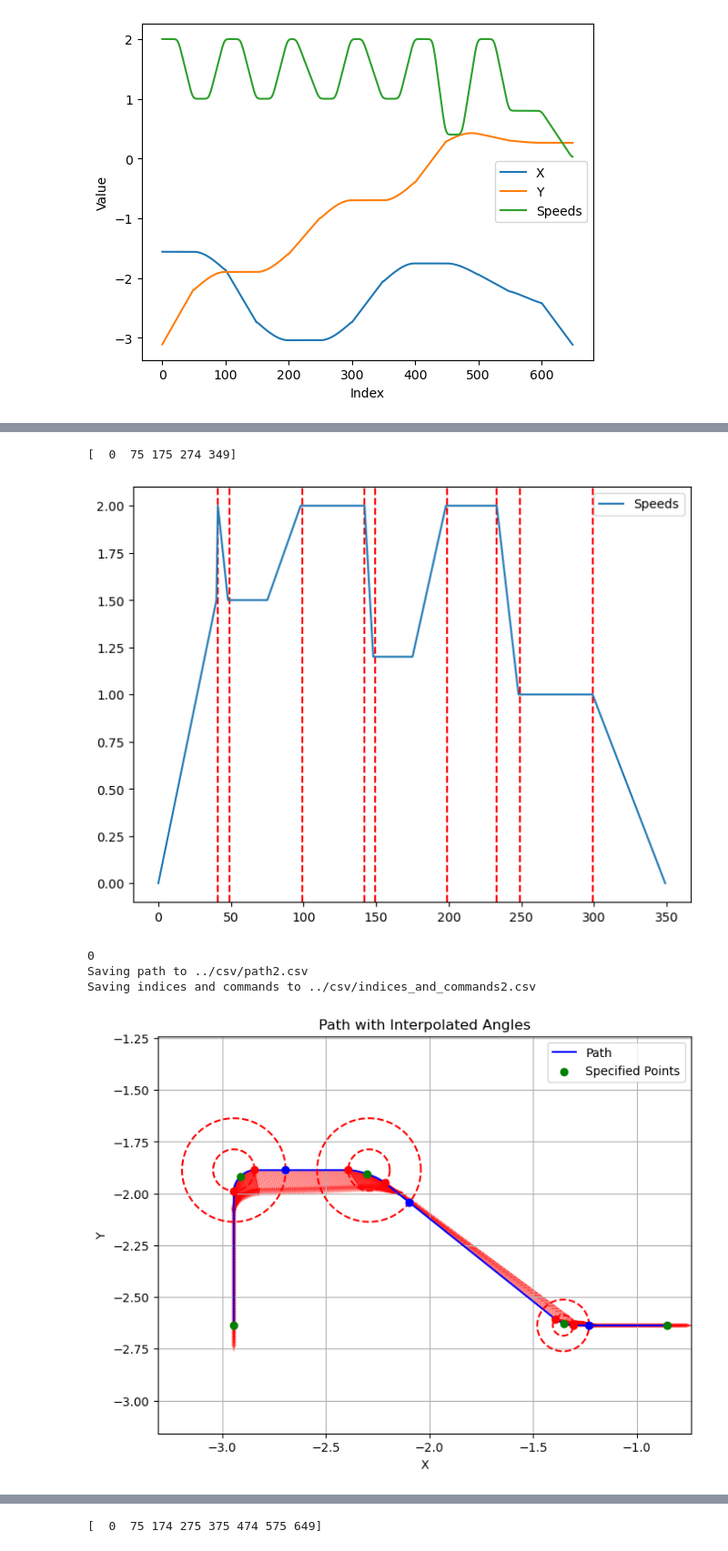
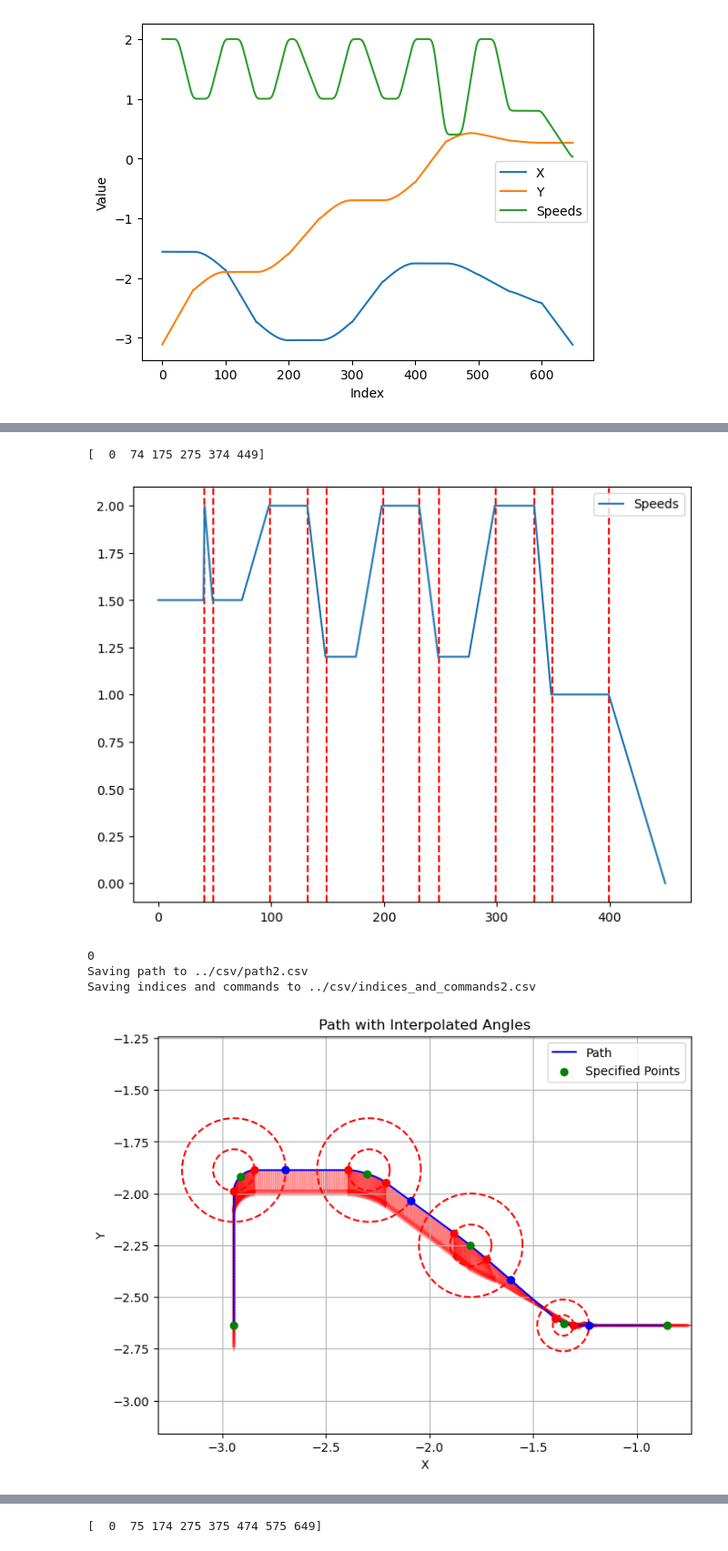
Before and after one commit to NeyagawaRobocons/chassis_haru_robo2024, a Jupyter notebook: pure_pursuit/pure_pursuit/pure_pursuit_test.ipynb, the cells around one changed output, grey strips where cells are left out. Shown at 91% size. Drawn from its saved outputs; the diff is of its cells as text; code cells hidden in the pictures.

```diff
--- a/pure_pursuit/pure_pursuit/pure_pursuit_test.ipynb
+++ b/pure_pursuit/pure_pursuit/pure_pursuit_test.ipynb
@@ -416,7 +416,7 @@ def interpolate_speed(
         if i != 0:
             speeds[curve_end_index:before_curve_index] = np.array([max_speed for _ in range(before_curve_index - curve_end_index)])
         else:
-            speeds[curve_end_index:before_curve_index] = np.linspace(0, max_speed * speed_rates[i], num=before_curve_index - curve_end_index)
+            speeds[curve_end_index:before_curve_index] = np.linspace(max_speed * speed_rates[i], max_speed * speed_rates[i+1], num=before_curve_index - curve_end_index)
         curve_index = np.argmin(np.abs(np.linalg.norm(poses[i+1][:2] - path[:indices[i+1]], axis=1) - radiuses[i+1]))
         speeds[before_curve_index:curve_index] = np.linspace(max_speed, max_speed * speed_rates[i+1], num=curve_index - before_curve_index)
         speeds[curve_index:indices[i+1]] = np.array([max_speed * speed_rates[i+1] for _ in range(indices[i+1] - curve_index)])
@@ -692,29 +692,31 @@ Saving indices and commands to ../csv/indices_and_commands1.csv
 # %%
 max_speed = 2.0 # 速度[m/s]
 poses = np.array([
     [0.854, -2.637, np.pi/2.0, 0.05, 0.75],
     [0.854 + 0.5, -2.637, np.pi/2.0, 0.05, 0.75],
-    [2.291, -1.887, np.pi*3.0/4.0, 0.1, 0.6],
+    [1.8, -2.25, np.pi, 0.1, 0.5],
+    [2.291, -1.887, np.pi, 0.1, 0.5],
     [2.943, -1.887, np.pi, 0.1, 0.5],
     [2.943, -2.637, np.pi, 0.1, 0.5],
 ])
 
 poses[:, 0] = -poses[:, 0]
 poses[:, 2] = -poses[:, 2]
 
 commands = np.array([
     [7, 0, False],
     [0, 0, False],
     [0, 0, False],
     [0, 0, False],
+    [0, 0, False],
     [9, 0, False],
 ])
 
 generate_and_save_path(poses, max_speed=max_speed, commands=commands, path_number=2, resolution=50)
 # %% [output]
-[  0  75 175 274 349]
+[  0  74 175 275 374 449]
-[figure, old version]
+[figure, new version]
 0
 Saving path to ../csv/path2.csv
 Saving indices and commands to ../csv/indices_and_commands2.csv
-[figure, old version]
+[figure, new version]
```
Also changed, not shown: parts of 7 cells of this notebook, 6 other files.
